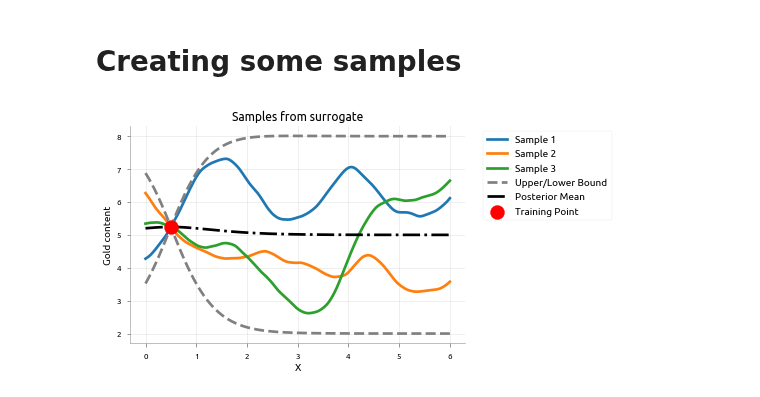
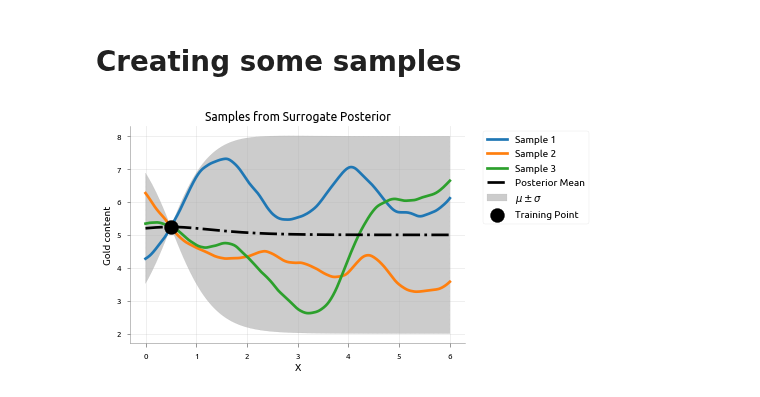
Before and after one commit to distillpub/post--bayesian-optimization, a Jupyter notebook: public/images/thompson plots.ipynb, the cells around one changed output. Saved outputs shown, nothing was run; the diff lists cells and outputs as text; code cells hidden in the pictures.

Commit message:
thompson acq. plot improvements #13

```diff
--- a/public/images/thompson plots.ipynb
+++ b/public/images/thompson plots.ipynb
@@ -120,29 +120,32 @@ format_axes(plt.gca())
 # %%
 # for i in range(4):
 #     y_pred, sigma = [t.flatten() for t in gp.predict(x)]
 #     plt.plot(x, y_pred, label=f'Sample {i}')
 np.random.seed(0)
 testX = x
 samples = 3
 posteriorTestY = gp.posterior_samples_f(testX, full_cov=True, size=samples)
 simY, simMse = gp.predict(testX)
 posteriorTestY = posteriorTestY.reshape((posteriorTestY.shape[0], samples))
 for i in range(samples):
     plt.plot(testX, posteriorTestY[:, i], label=f"Sample {i+1}")
-plt.plot(testX, simY - 3 * simMse ** 0.5,
-         c='grey', linestyle= '--', label = "Upper/Lower Bound")
-plt.plot(testX, simY + 3 * simMse ** 0.5,
-         c='grey', linestyle= '--')
+plt.fill_between(
+    testX.flatten(),
+    simY.flatten() + 3 * simMse.flatten() ** 0.5,
+    simY.flatten() - 3 * simMse.flatten() ** 0.5,
+    alpha=.4, color='grey', linestyle= '--',
+    label = r"$\mu \pm \sigma$"
+)
 plt.plot(testX, simY, 'k', linestyle='-.', label="Posterior Mean")
-plt.scatter(train_X, train_y, color='red', s=200, zorder=10, label='Training Point')
+plt.scatter(train_X, train_y, color='k', s=200, zorder=10, label='Training Point')
 plt.xlabel("X")
-plt.title("Samples from surrogate")
+plt.title("Samples from Surrogate Posterior")
 plt.ylabel("Gold content")
 plt.legend(bbox_to_anchor=(1.04,1), loc="upper left")
 format_axes(plt.gca())
 plt.savefig('MAB_gifs/thompson.svg', bbox_inches="tight")
 # %% [output]
-[figure, old version]
+[figure, new version]
 # %% [markdown]
 Below we can see that this choice of `lam = 5` is still a little smaller than we like (we would like to see that we get to exploit the location where the gold is the most.).
 
```
Also changed, not shown: parts of 1 cell of this notebook, 1 other file.
